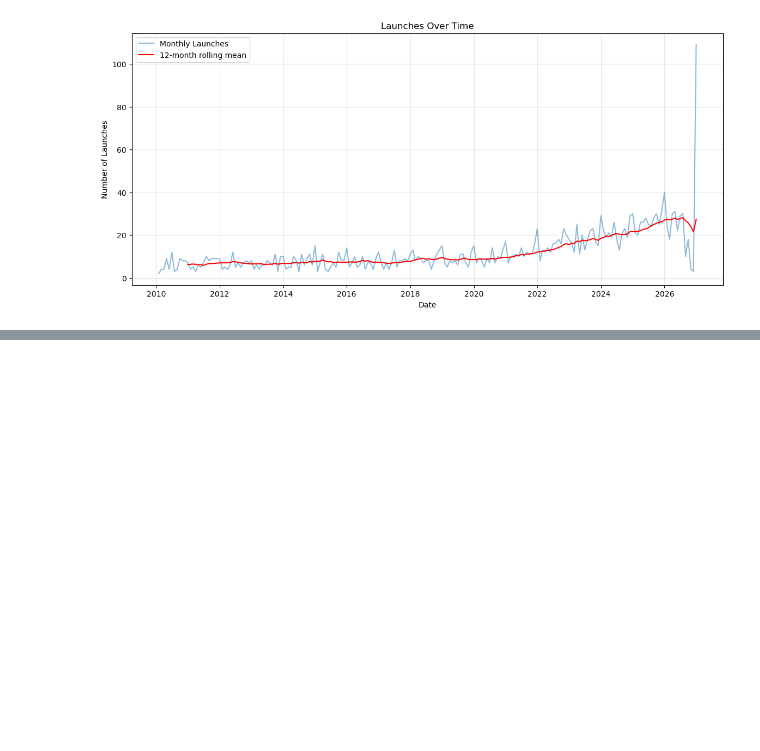
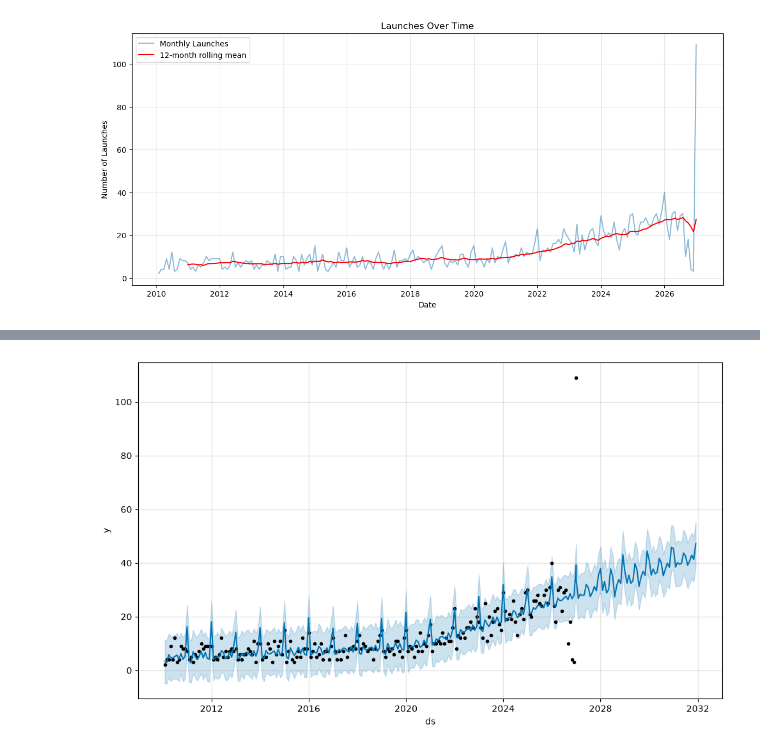
Before and after one commit to kurathemonster/launches, a Jupyter notebook: notebooks/time_series.ipynb, the cells around one changed output, grey strips where cells are left out. Saved outputs shown, nothing was run; the diff lists cells and outputs as text; code cells hidden in the pictures; blank space fills up the shorter version.

```diff
--- a/notebooks/time_series.ipynb
+++ b/notebooks/time_series.ipynb
@@ -137,9 +138,11 @@ df_prophet = df_prophet.rename(columns={"launch_datetime": ds, })
-# %%
-# Reformat the Data for Prophet
-
-df_prophet = pd.read_csv('airline-passengers.csv')
-
-df_prophet = df_prophet.rename(columns={"Month": "ds", "Passengers": "y"})
-df_prophet['ds'] = pd.to_datetime(df_prophet['ds'])
-
-print(df_prophet.head())
+# %%
+from prophet import Prophet
+
+model = Prophet()
+model.fit(df_prophet)
+future = model.make_future_dataframe(periods=60, freq="MS")
+forecast = model.predict(future)
+
+fig = model.plot(forecast)
+plt.show()
+# %% [output]
@@ -145,0 +151 @@ print(df_prophet.head())
+[figure, added]
```
Also changed, not shown: parts of 5 cells of this notebook.
